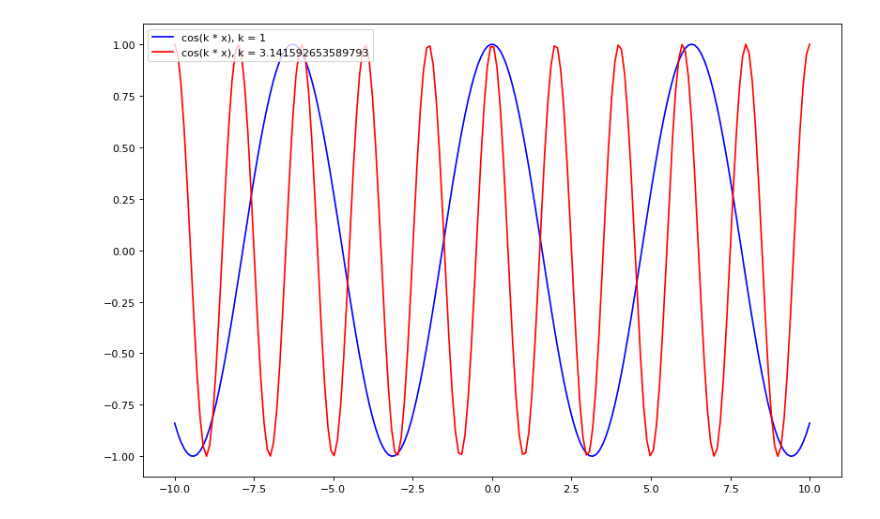
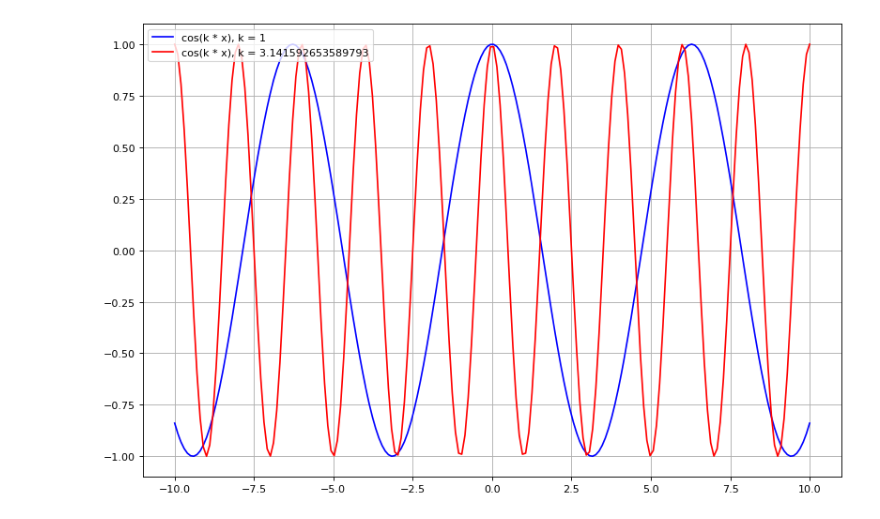
Before and after one commit to fandom170/math, a Jupyter notebook: Lesson 1/Homework_01.ipynb, the cells around one changed output. Drawn from its saved outputs; the diff is of its cells as text; code cells hidden in the pictures.

Commit message:
grid added

```diff
--- a/Lesson 1/Homework_01.ipynb
+++ b/Lesson 1/Homework_01.ipynb
@@ -13,8 +13,9 @@ k2 = np.pi
 # %%
 figure(figsize=(12, 8), dpi=80)
 plt.plot(x, np.cos(k1*x), "-b", label = f"cos(k * x), k = {k1}")
 plt.plot(x, np.cos(k2*x), "-r", label = f"cos(k * x), k = {k2}")
 plt.legend(loc="upper left")
+plt.grid()
 plt.show()
 # %% [output]
-[figure, old version]
+[figure, new version]
```
